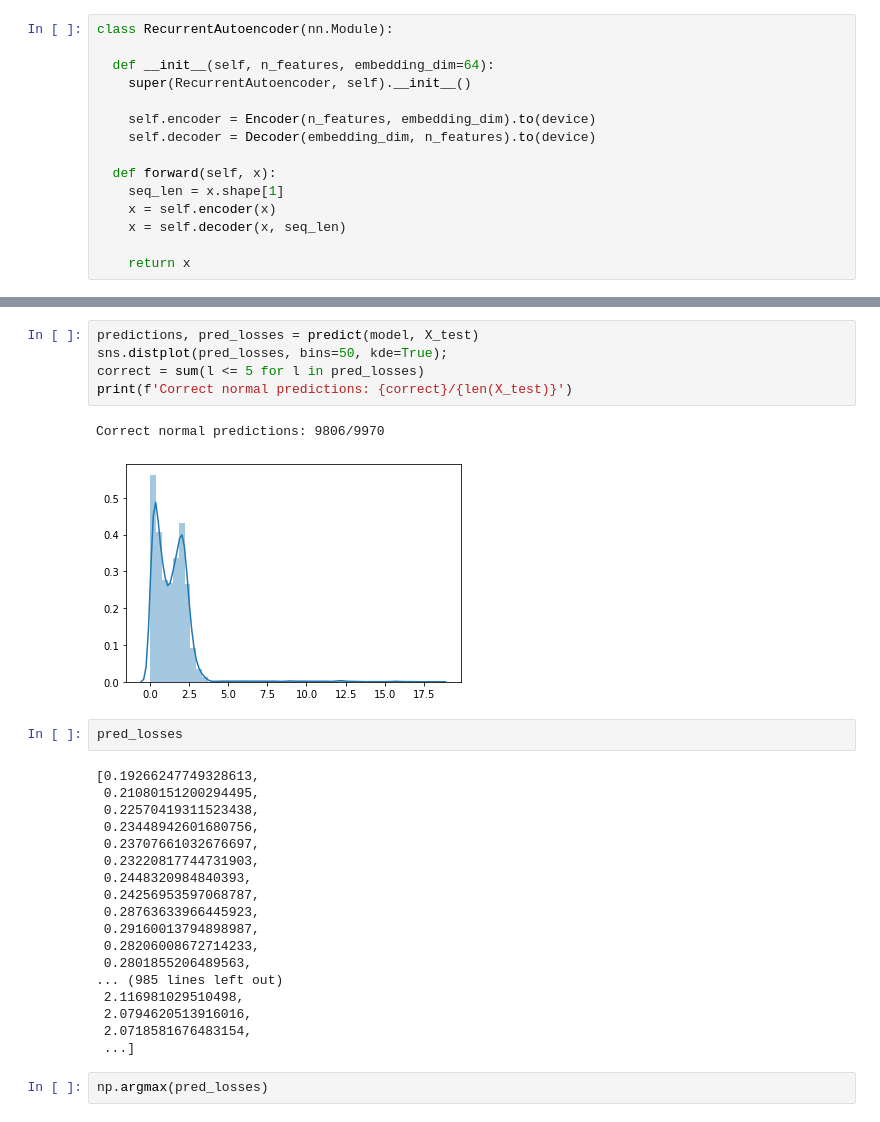
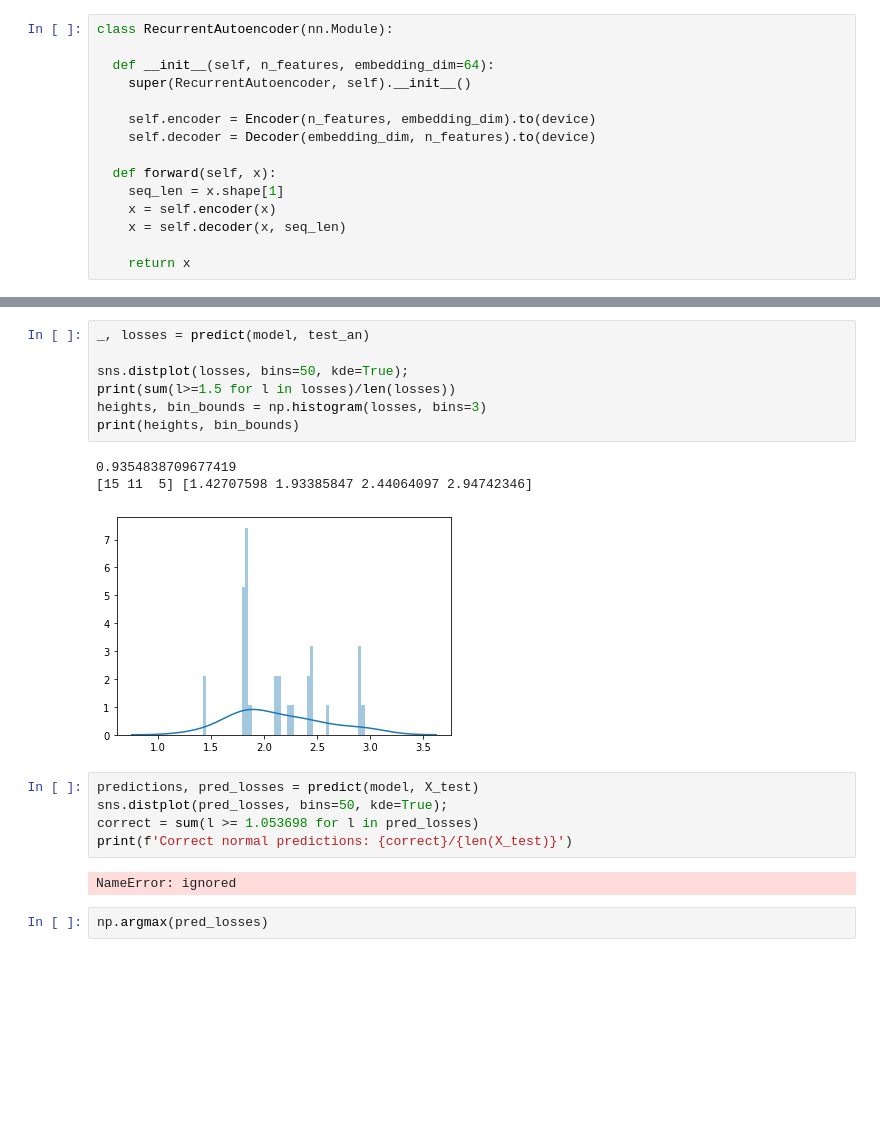
Before and after one commit to martin1tab/batch7_satellite_ges, a Jupyter notebook: Find_Peaks_with_LSTM_autoencoders.ipynb, the cells around one changed output, grey strips where cells are left out. Cells and saved outputs as stored; diff of their text form; blank space fills up the shorter version.

```diff
--- a/Find_Peaks_with_LSTM_autoencoders.ipynb
+++ b/Find_Peaks_with_LSTM_autoencoders.ipynb
@@ -530,31 +593,21 @@ sns.distplot(losses, bins=50, kde=True);
+# %%
+_, losses = predict(model, test_an)
+
+sns.distplot(losses, bins=50, kde=True);
+print(sum(l>=1.5 for l in losses)/len(losses))
+heights, bin_bounds = np.histogram(losses, bins=3)
+print(heights, bin_bounds)
+# %% [output]
+0.9354838709677419
+[15 11  5] [1.42707598 1.93385847 2.44064097 2.94742346]
+[figure, added]
 # %%
 predictions, pred_losses = predict(model, X_test)
 sns.distplot(pred_losses, bins=50, kde=True);
-correct = sum(l <= 5 for l in pred_losses)
+correct = sum(l >= 1.053698 for l in pred_losses)
 print(f'Correct normal predictions: {correct}/{len(X_test)}')
 # %% [output]
-Correct normal predictions: 9806/9970
+NameError: ignored
-[figure, removed]
-# %%
-pred_losses
-# %% [output]
-[0.19266247749328613,
- 0.21080151200294495,
- 0.22570419311523438,
- 0.23448942601680756,
- 0.23707661032676697,
- 0.23220817744731903,
- 0.2448320984840393,
- 0.24256953597068787,
- 0.28763633966445923,
- 0.29160013794898987,
- 0.28206008672714233,
- 0.2801855206489563,
-... (985 lines left out)
- 2.116981029510498,
- 2.0794620513916016,
- 2.0718581676483154,
- ...]
 # %%
 np.argmax(pred_losses)
 # %% [output]
```
Also changed, not shown: parts of 19 cells of this notebook.
